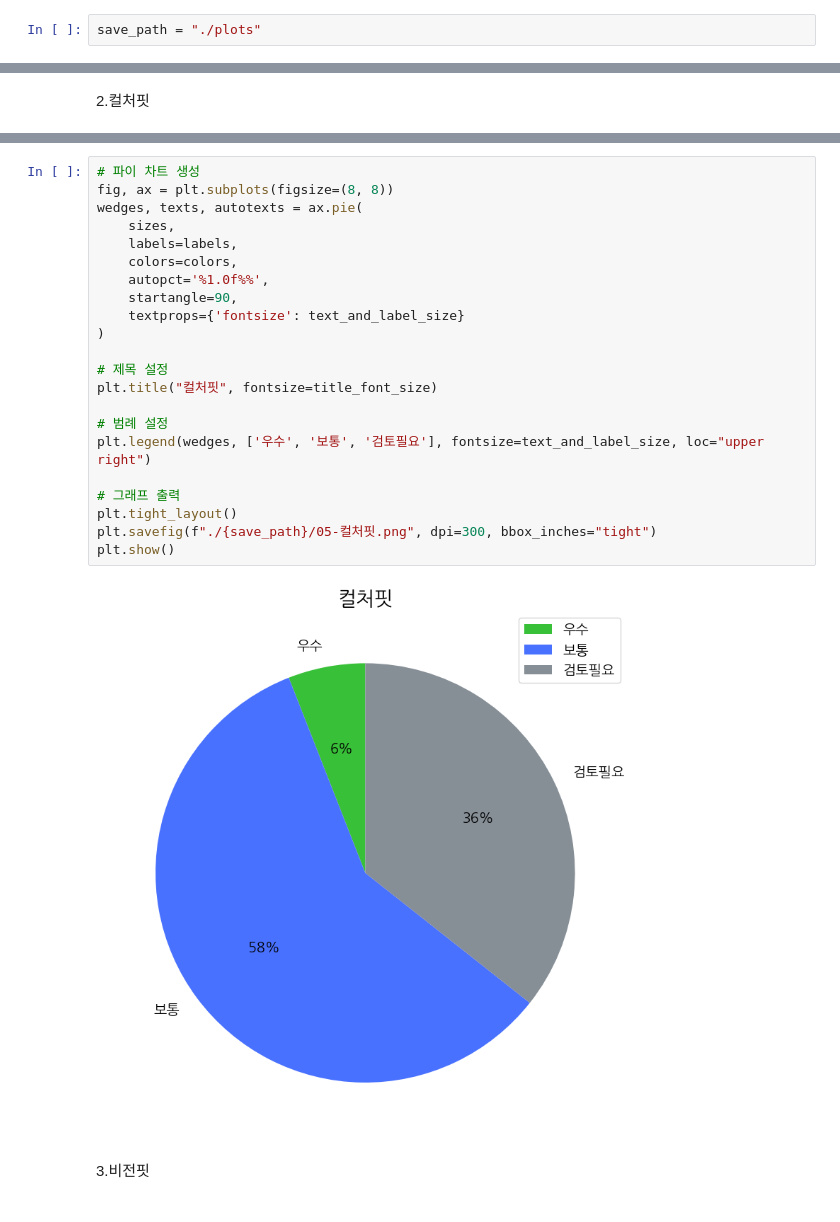
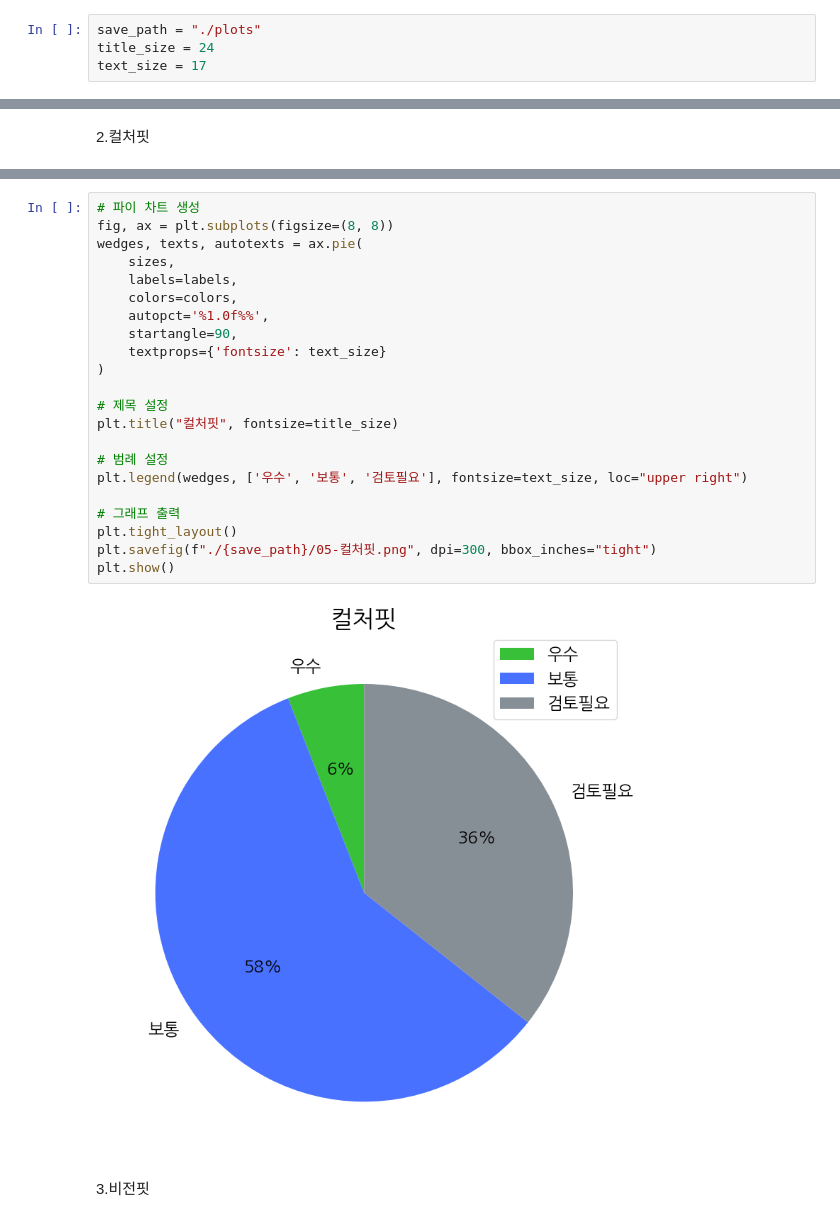
Before and after one commit to pervin0527/EDA-Tools, a Jupyter notebook: notebooks/test.ipynb, the cells around one changed output, grey strips where cells are left out. Saved outputs shown, nothing was run; the diff lists cells and outputs as text.

```diff
--- a/notebooks/test.ipynb
+++ b/notebooks/test.ipynb
@@ -6,6 +6,8 @@ import matplotlib.pyplot as plt
 import matplotlib.font_manager as fm
 # %%
 save_path = "./plots"
+title_size = 24
+text_size = 17
 # %%
 # 한글 폰트 설정
 font_path = "/usr/share/fonts/truetype/nanum/NanumGothic.ttf"  # 시스템에서 설치된 폰트 경로 확인
@@ -288,27 +272,27 @@ text_and_label_size = 14
 # %%
 # 파이 차트 생성
 fig, ax = plt.subplots(figsize=(8, 8))
 wedges, texts, autotexts = ax.pie(
     sizes,
     labels=labels,
     colors=colors,
     autopct='%1.0f%%',
     startangle=90,
-    textprops={'fontsize': text_and_label_size}
+    textprops={'fontsize': text_size}
 )
 
 # 제목 설정
-plt.title("컬처핏", fontsize=title_font_size)
+plt.title("컬처핏", fontsize=title_size)
 
 # 범례 설정
-plt.legend(wedges, ['우수', '보통', '검토필요'], fontsize=text_and_label_size, loc="upper right")
+plt.legend(wedges, ['우수', '보통', '검토필요'], fontsize=text_size, loc="upper right")
 
 # 그래프 출력
 plt.tight_layout()
 plt.savefig(f"./{save_path}/05-컬처핏.png", dpi=300, bbox_inches="tight")
 plt.show()
 # %% [output]
-[figure, old version]
+[figure, new version]
 # %% [markdown]
 3.비전핏
 # %%
```
Also changed, not shown: parts of 12 cells of this notebook, 10 other files.
